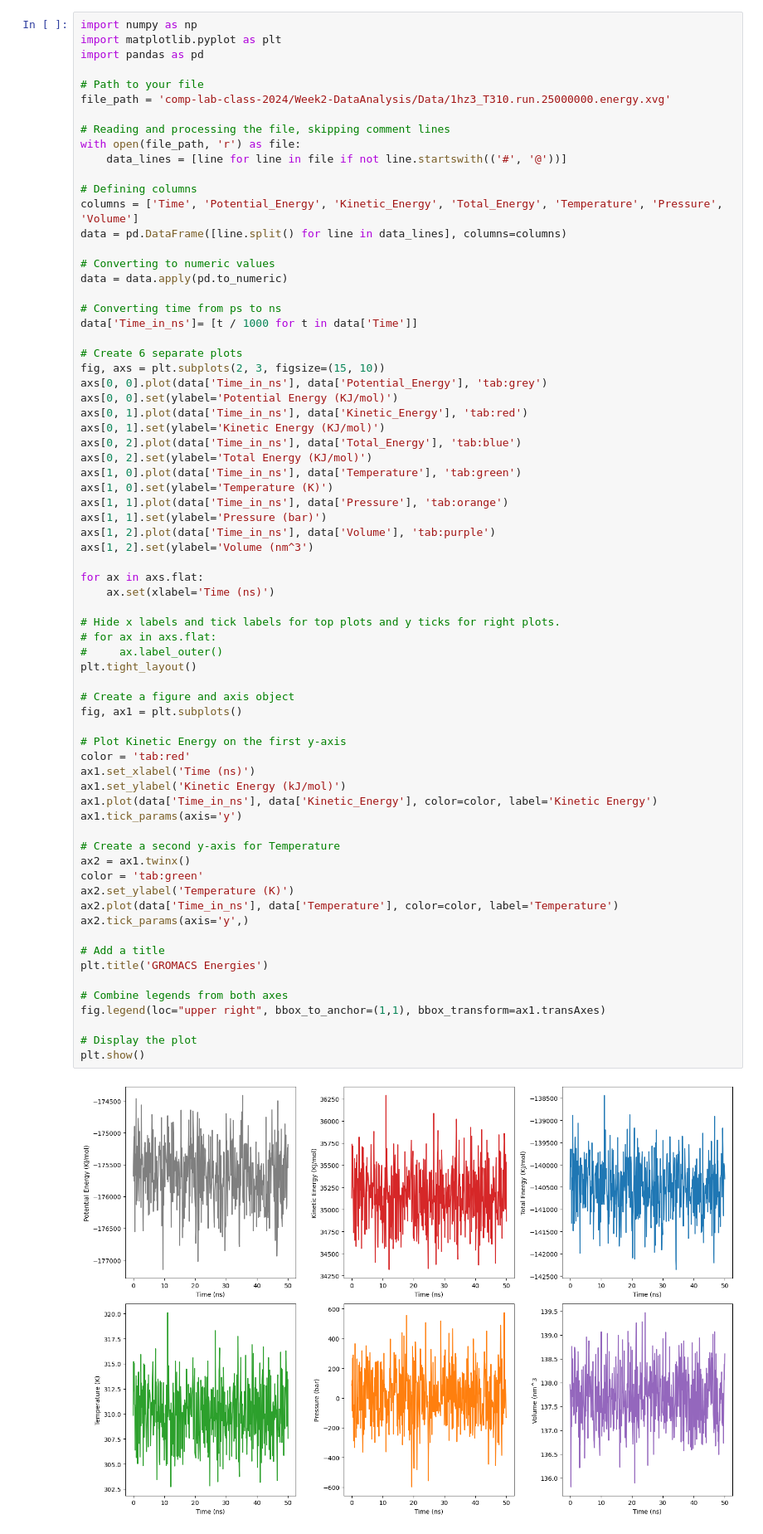
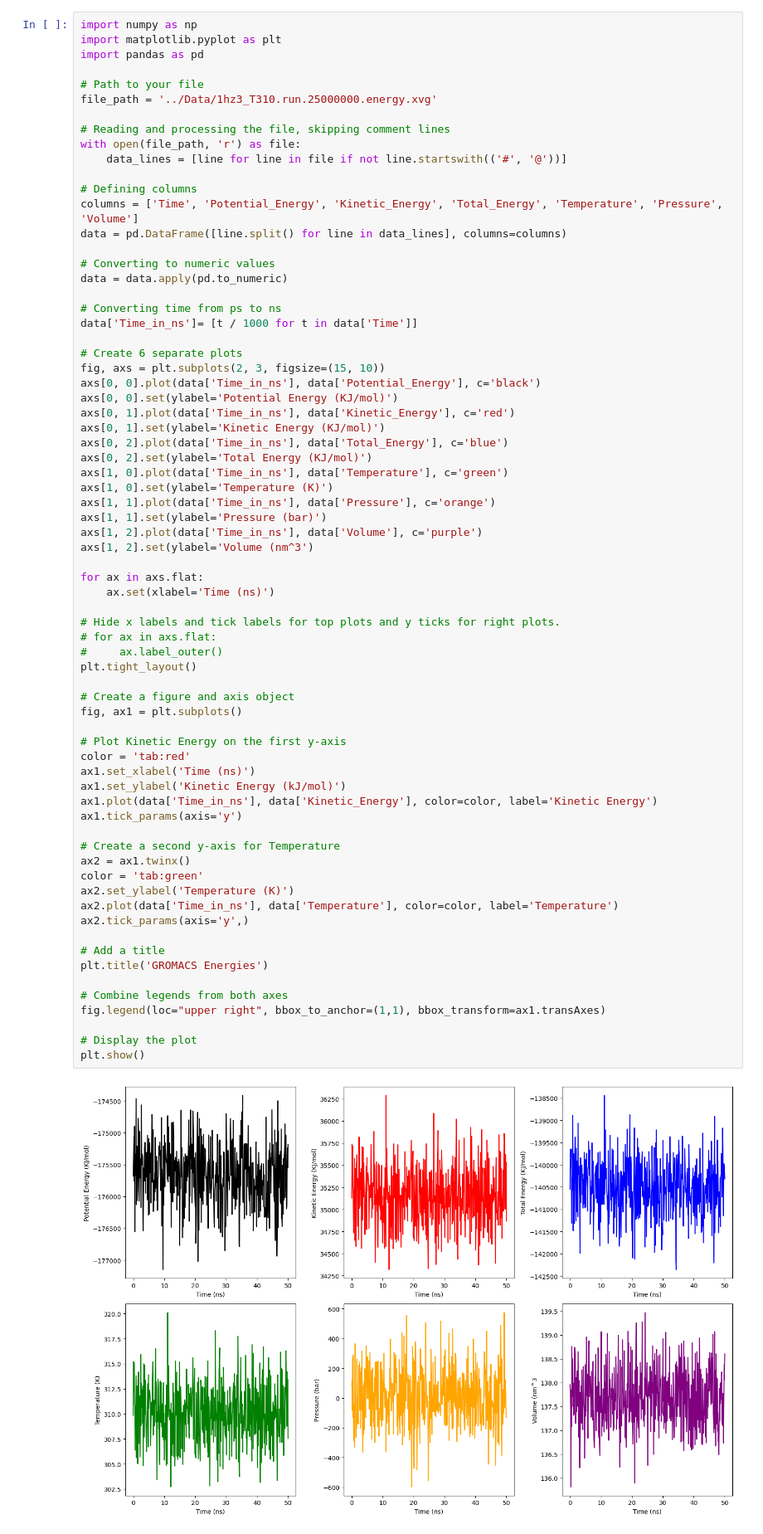
Before and after one commit to HiJihye/comp-lab-class-2024, a Jupyter notebook: Week2/Analysis/Properties.ipynb, the cells around one changed output. Shown at 83% size. Drawn from its saved outputs; the diff is of its cells as text.

```diff
--- a/Week2/Analysis/Properties.ipynb
+++ b/Week2/Analysis/Properties.ipynb
@@ -4,7 +4,7 @@ import matplotlib.pyplot as plt
 import pandas as pd
 
 # Path to your file
-file_path = 'comp-lab-class-2024/Week2-DataAnalysis/Data/1hz3_T310.run.25000000.energy.xvg'
+file_path = '../Data/1hz3_T310.run.25000000.energy.xvg'
 
 # Reading and processing the file, skipping comment lines
 with open(file_path, 'r') as file:
@@ -22,17 +22,17 @@ data['Time_in_ns']= [t / 1000 for t in data['Time']]
 
 # Create 6 separate plots
 fig, axs = plt.subplots(2, 3, figsize=(15, 10))
-axs[0, 0].plot(data['Time_in_ns'], data['Potential_Energy'], 'tab:grey')
+axs[0, 0].plot(data['Time_in_ns'], data['Potential_Energy'], c='black')
 axs[0, 0].set(ylabel='Potential Energy (KJ/mol)')
-axs[0, 1].plot(data['Time_in_ns'], data['Kinetic_Energy'], 'tab:red')
+axs[0, 1].plot(data['Time_in_ns'], data['Kinetic_Energy'], c='red')
 axs[0, 1].set(ylabel='Kinetic Energy (KJ/mol)')
-axs[0, 2].plot(data['Time_in_ns'], data['Total_Energy'], 'tab:blue')
+axs[0, 2].plot(data['Time_in_ns'], data['Total_Energy'], c='blue')
 axs[0, 2].set(ylabel='Total Energy (KJ/mol)')
-axs[1, 0].plot(data['Time_in_ns'], data['Temperature'], 'tab:green')
+axs[1, 0].plot(data['Time_in_ns'], data['Temperature'], c='green')
 axs[1, 0].set(ylabel='Temperature (K)')
-axs[1, 1].plot(data['Time_in_ns'], data['Pressure'], 'tab:orange')
+axs[1, 1].plot(data['Time_in_ns'], data['Pressure'], c='orange')
 axs[1, 1].set(ylabel='Pressure (bar)')
-axs[1, 2].plot(data['Time_in_ns'], data['Volume'], 'tab:purple')
+axs[1, 2].plot(data['Time_in_ns'], data['Volume'], c='purple')
 axs[1, 2].set(ylabel='Volume (nm^3')
 
 for ax in axs.flat:
@@ -42,32 +42,32 @@ for ax in axs.flat:
 # for ax in axs.flat:
 #     ax.label_outer()
 plt.tight_layout()
 
 # Create a figure and axis object
 fig, ax1 = plt.subplots()
 
 # Plot Kinetic Energy on the first y-axis
 color = 'tab:red'
 ax1.set_xlabel('Time (ns)')
 ax1.set_ylabel('Kinetic Energy (kJ/mol)')
 ax1.plot(data['Time_in_ns'], data['Kinetic_Energy'], color=color, label='Kinetic Energy')
 ax1.tick_params(axis='y')
 
 # Create a second y-axis for Temperature
 ax2 = ax1.twinx()
 color = 'tab:green'
 ax2.set_ylabel('Temperature (K)')
 ax2.plot(data['Time_in_ns'], data['Temperature'], color=color, label='Temperature')
 ax2.tick_params(axis='y',)
 
 # Add a title
 plt.title('GROMACS Energies')
 
 # Combine legends from both axes
 fig.legend(loc="upper right", bbox_to_anchor=(1,1), bbox_transform=ax1.transAxes)
 
 # Display the plot
 plt.show()
 # %% [output]
-[figure, old version]
+[figure, new version]
 [figure]
```
